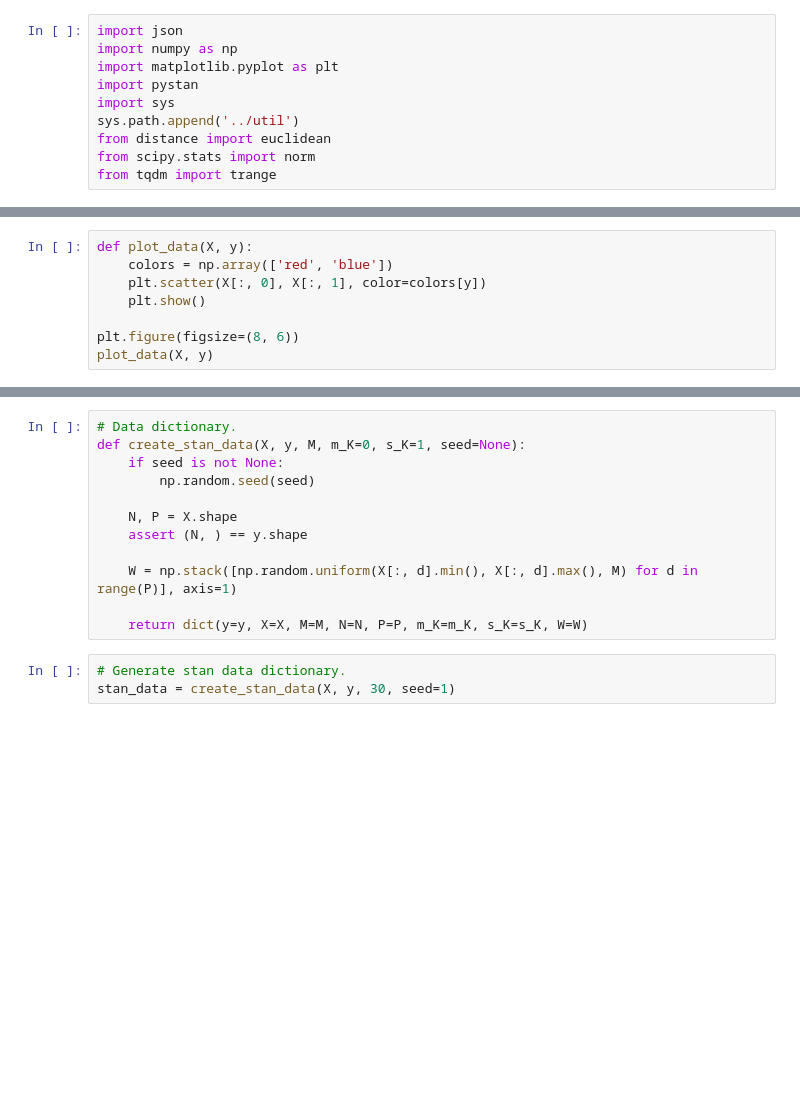
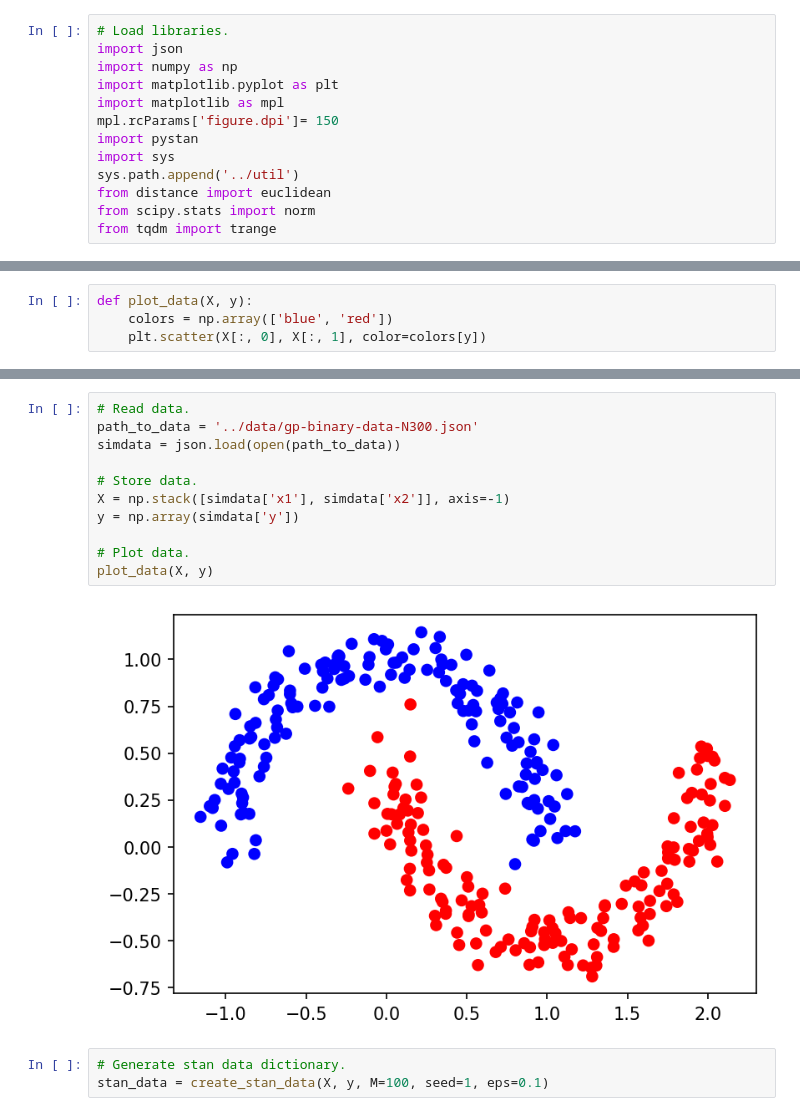
Before and after one commit to luiarthur/TuringBnpBenchmarks, a Jupyter notebook: src/gp-binary/notebooks/gp_binary_stan.ipynb, the cells around one changed output, grey strips where cells are left out. Saved outputs shown, nothing was run; the diff lists cells and outputs as text; blank space fills up the shorter version.

Commit message:
complete GP binary for STAN in NUTS/HMC

```diff
--- a/src/gp-binary/notebooks/gp_binary_stan.ipynb
+++ b/src/gp-binary/notebooks/gp_binary_stan.ipynb
@@ -18,7 +38,10 @@ $$
 # %%
+# Load libraries.
 import json
 import numpy as np
 import matplotlib.pyplot as plt
+import matplotlib as mpl
+mpl.rcParams['figure.dpi']= 150
 import pystan
 import sys
 sys.path.append('../util')
@@ -38,8 +65,4 @@ y = np.array(simdata['y'])
 # %%
 def plot_data(X, y):
-    colors = np.array(['red', 'blue'])
+    colors = np.array(['blue', 'red'])
     plt.scatter(X[:, 0], X[:, 1], color=colors[y])
-    plt.show()
-
-plt.figure(figsize=(8, 6))
-plot_data(X, y)
@@ -102,15 +203,16 @@ Wall time: 50 s
-# %%
-# Data dictionary.
-def create_stan_data(X, y, M, m_K=0, s_K=1, seed=None):
-    if seed is not None:
-        np.random.seed(seed)
-
-    N, P = X.shape
-    assert (N, ) == y.shape
-
-    W = np.stack([np.random.uniform(X[:, d].min(), X[:, d].max(), M) for d in range(P)], axis=1)
-
-    return dict(y=y, X=X, M=M, N=N, P=P, m_K=m_K, s_K=s_K, W=W)
+# %%
+# Read data.
+path_to_data = '../data/gp-binary-data-N300.json'
+simdata = json.load(open(path_to_data))
+
+# Store data.
+X = np.stack([simdata['x1'], simdata['x2']], axis=-1)
+y = np.array(simdata['y'])
+
+# Plot data.
+plot_data(X, y)
+# %% [output]
+[figure, added]
 # %%
 # Generate stan data dictionary.
-stan_data = create_stan_data(X, y, 30, seed=1)
+stan_data = create_stan_data(X, y, M=100, seed=1, eps=0.1)
```
Also changed, not shown: parts of 26 cells of this notebook.
